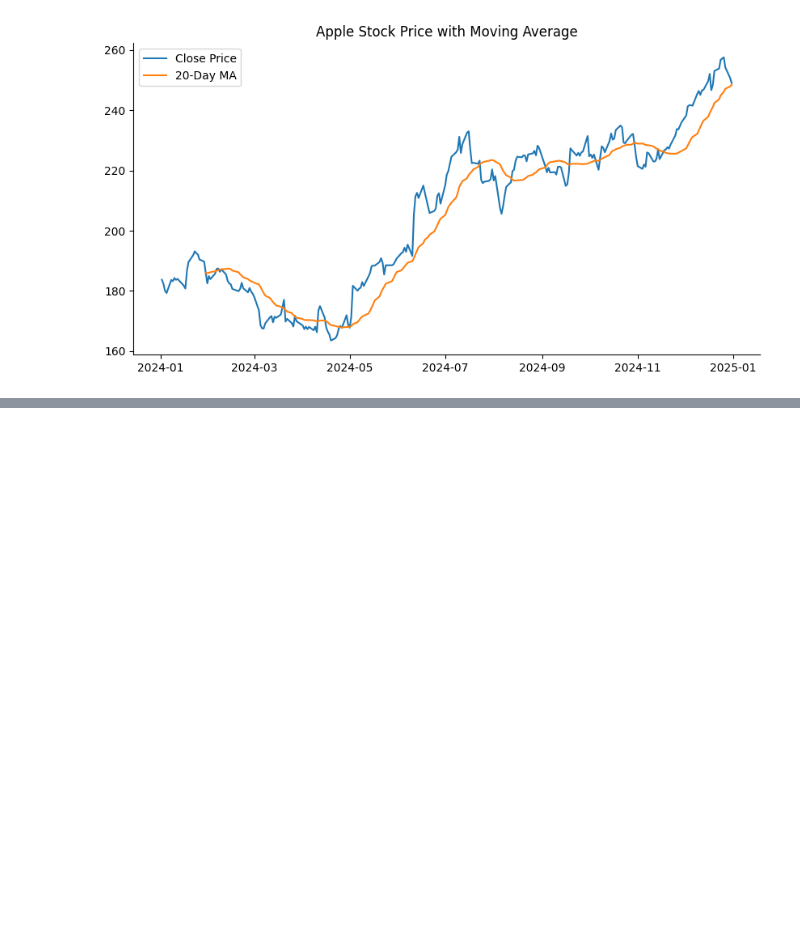
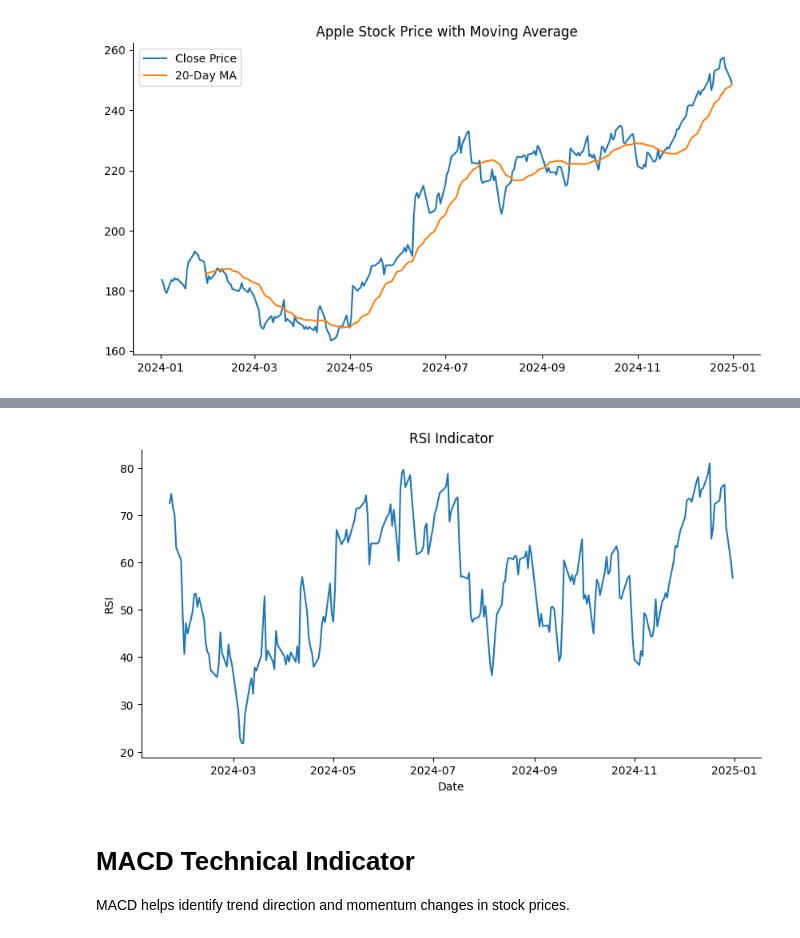
Before and after one commit to Bisrattamrat/Financial-news-analysis-week1, a Jupyter notebook: notebooks/eda_analysis.ipynb, the cells around one changed output, grey strips where cells are left out. Saved outputs shown, nothing was run; the diff lists cells and outputs as text; code cells hidden in the pictures; blank space fills up the shorter version.

Commit message:
Added RSI and MACD technical indicators

```diff
--- a/notebooks/eda_analysis.ipynb
+++ b/notebooks/eda_analysis.ipynb
@@ -110,0 +150,2 @@ plt.show()
+# %%
+df = df.drop_duplicates()
@@ -110,0 +195,4 @@ plt.show()
+# %%
+df['RSI'] = RSIIndicator(close=df['Close']['AAPL']).rsi()
+
+print(df[['RSI']].tail())
@@ -110,0 +208,17 @@ plt.show()
+# %%
+plt.figure(figsize=(10,5))
+
+plt.plot(df.index, df['RSI'])
+
+plt.title('RSI Indicator')
+
+plt.xlabel('Date')
+
+plt.ylabel('RSI')
+
+plt.show()
+# %% [output]
+[figure, added]
+# %% [markdown]
+# MACD Technical Indicator
+MACD helps identify trend direction and momentum changes in stock prices.
```
Also changed, not shown: parts of 13 cells of this notebook, 2 other files.
